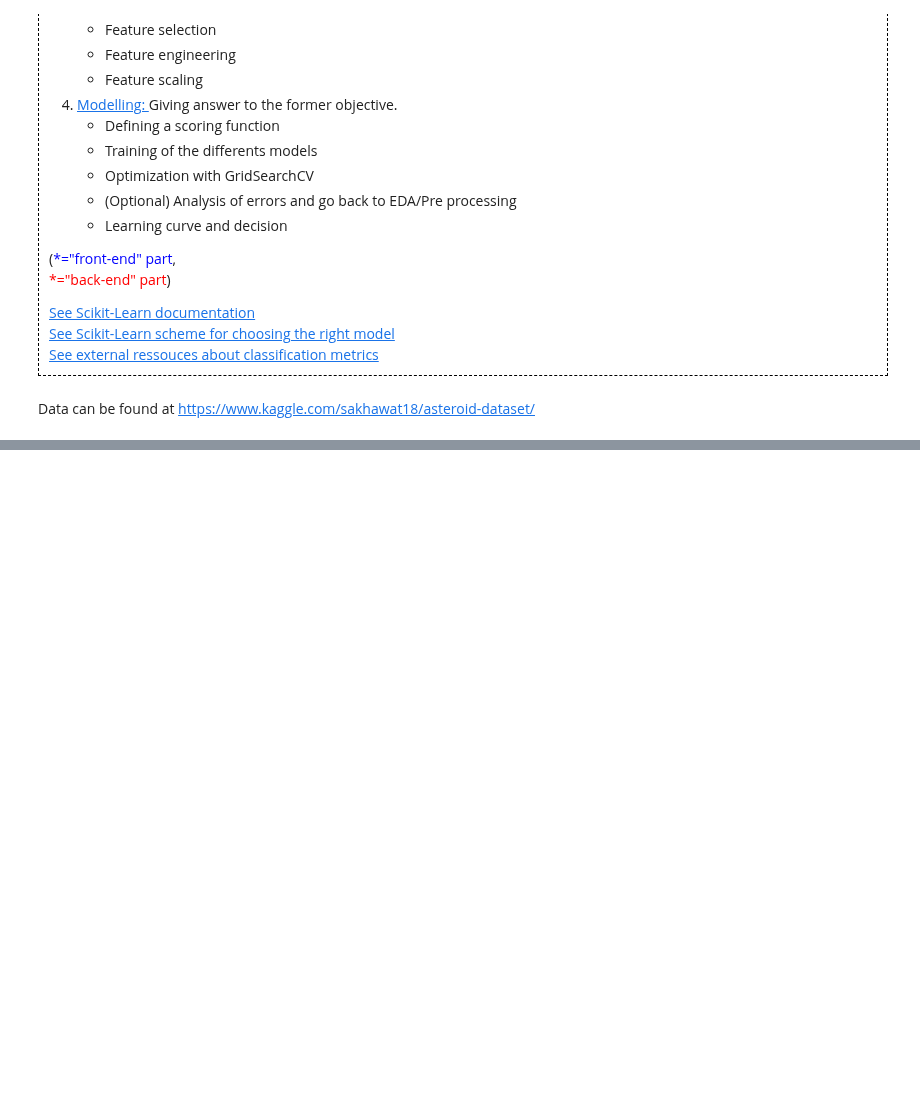
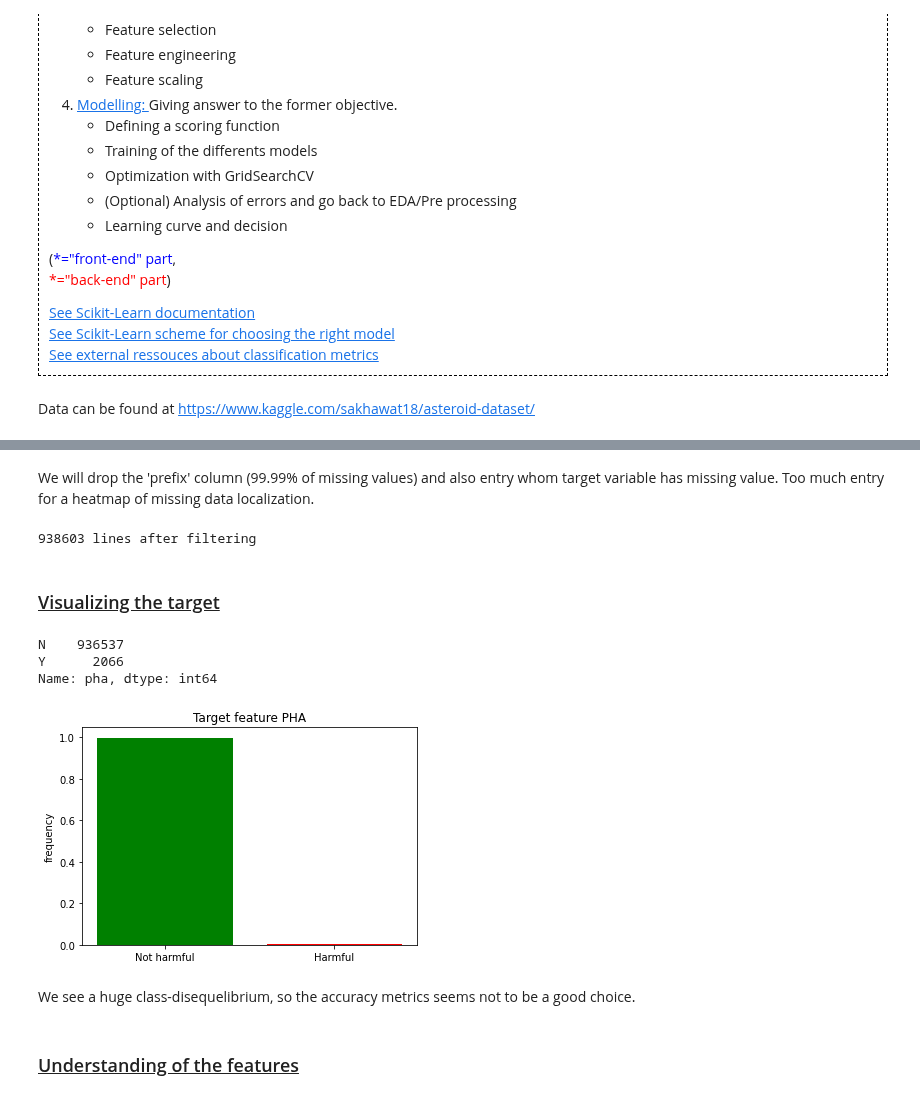
Before and after one commit to AnthonyJaquaniello/Machine_Learning, a Jupyter notebook: src/Asteroid.ipynb, the cells around one changed output, grey strips where cells are left out. Cells and saved outputs as stored; diff of their text form; code cells hidden in the pictures; blank space fills up the shorter version.

```diff
--- a/src/Asteroid.ipynb
+++ b/src/Asteroid.ipynb
@@ -61,0 +138,27 @@ import seaborn as sns
+# %% [markdown]
+We will drop the 'prefix' column (99.99% of missing values) and also entry whom target variable has missing value.</br>
+Too much entry for a heatmap of missing data localization.
+# %%
+asteroid = asteroid.iloc[:, :][pd.notnull(asteroid.pha)]
+print(f'{asteroid.shape[0]} lines after filtering')
+# %% [output]
+938603 lines after filtering
+# %% [markdown]
+<h3 style='text-decoration: underline;'>Visualizing the target</h3>
+# %%
+pd.unique(asteroid.pha)
+plt.bar(x=['Not harmful', 'Harmful'],
+        height=asteroid.pha.value_counts().values/asteroid.shape[0],
+        color=['green', 'red'])
+plt.ylabel('frequency')
+plt.title('Target feature PHA')
+print(asteroid.pha.value_counts())
+# %% [output]
+N    936537
+Y      2066
+Name: pha, dtype: int64
+[figure, added]
+# %% [markdown]
+We see a huge class-disequelibrium, so the accuracy metrics seems not to be a good choice.
+# %% [markdown]
+<h3 style='text-decoration : underline;'>Understanding of the features</h3>
```
Also changed, not shown: parts of 15 cells of this notebook.
